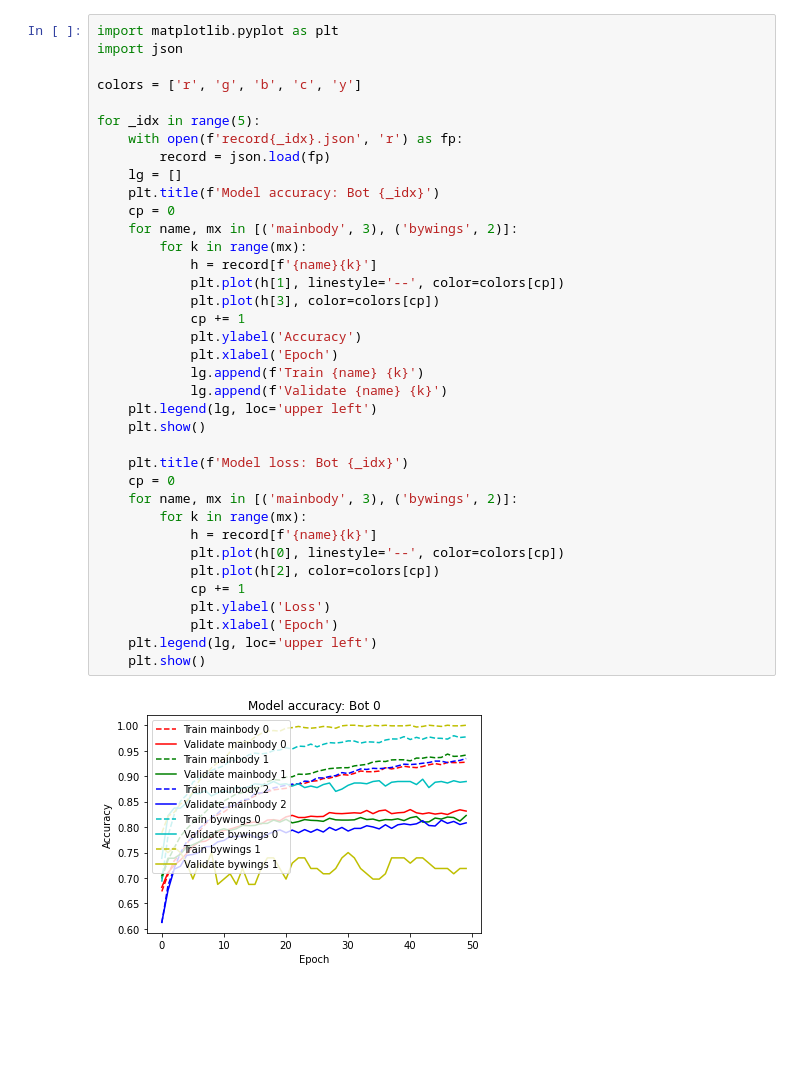
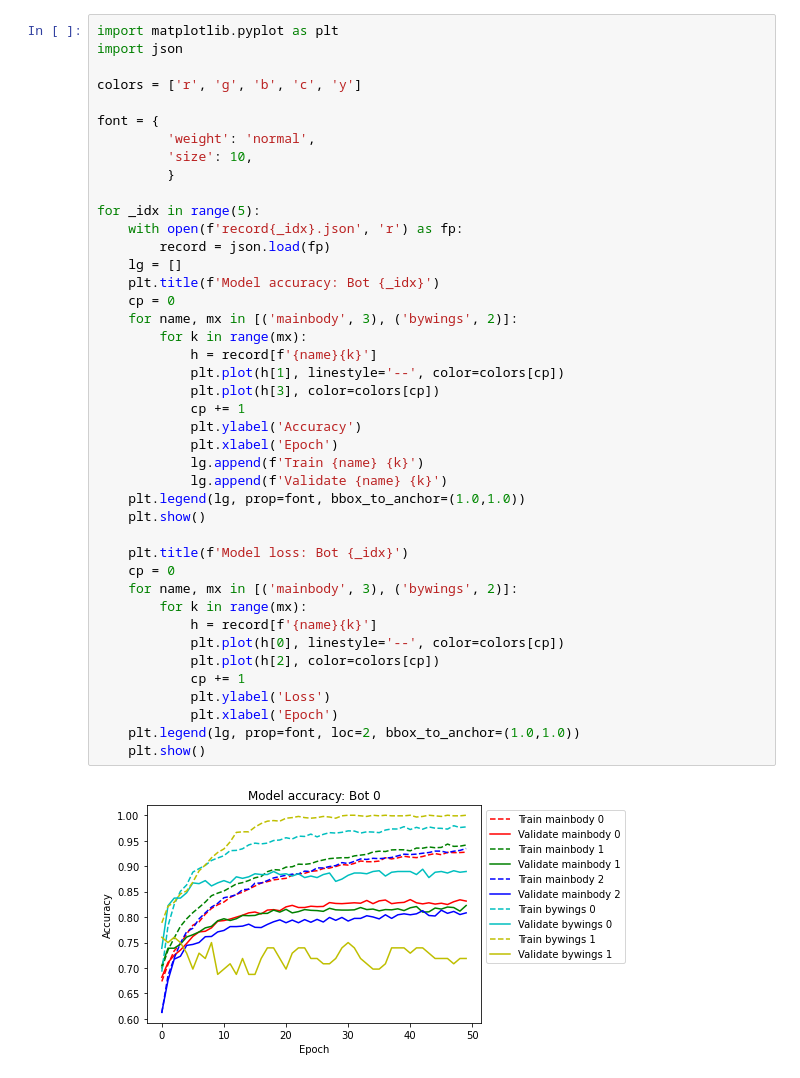
Before and after one commit to zusuyu/fightlandlord_imitation, a Jupyter notebook: plot.ipynb, the cells around one changed output. Saved outputs shown, nothing was run; the diff lists cells and outputs as text; blank space fills up the shorter version.

Commit message:
plot

```diff
--- a/plot.ipynb
+++ b/plot.ipynb
@@ -3,37 +3,42 @@ import matplotlib.pyplot as plt
 import json
 
 colors = ['r', 'g', 'b', 'c', 'y']
+
+font = {
+         'weight': 'normal',
+         'size': 10,
+         }
 
 for _idx in range(5):
     with open(f'record{_idx}.json', 'r') as fp:
         record = json.load(fp)
     lg = []
     plt.title(f'Model accuracy: Bot {_idx}')
     cp = 0
     for name, mx in [('mainbody', 3), ('bywings', 2)]:
         for k in range(mx):
             h = record[f'{name}{k}']
             plt.plot(h[1], linestyle='--', color=colors[cp])
             plt.plot(h[3], color=colors[cp])
             cp += 1
             plt.ylabel('Accuracy')
             plt.xlabel('Epoch')
             lg.append(f'Train {name} {k}')
             lg.append(f'Validate {name} {k}')
-    plt.legend(lg, loc='upper left')
+    plt.legend(lg, prop=font, bbox_to_anchor=(1.0,1.0))
     plt.show()
 
     plt.title(f'Model loss: Bot {_idx}')
     cp = 0
     for name, mx in [('mainbody', 3), ('bywings', 2)]:
         for k in range(mx):
             h = record[f'{name}{k}']
             plt.plot(h[0], linestyle='--', color=colors[cp])
             plt.plot(h[2], color=colors[cp])
             cp += 1
             plt.ylabel('Loss')
             plt.xlabel('Epoch')
-    plt.legend(lg, loc='upper left')
+    plt.legend(lg, prop=font, loc=2, bbox_to_anchor=(1.0,1.0))
     plt.show()
 # %% [output]
-[figure, old version]
+[figure, new version]
```
Also changed, not shown: parts of 1 cell of this notebook.
